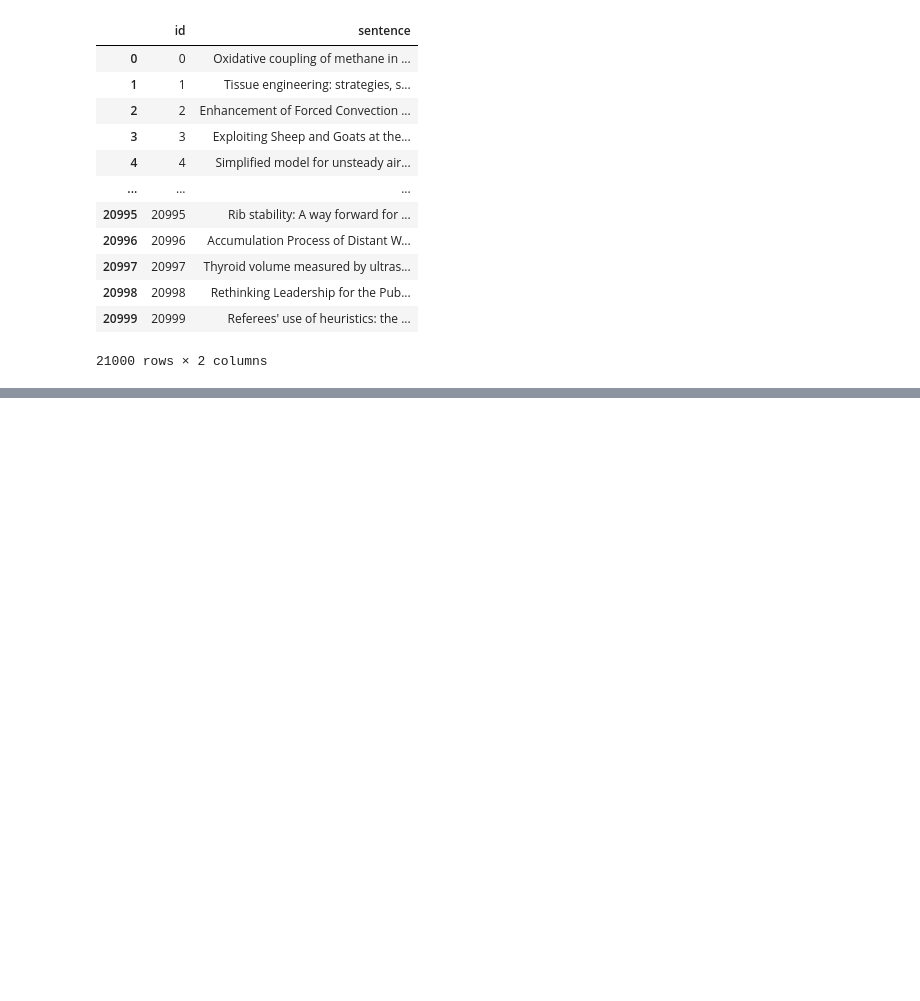
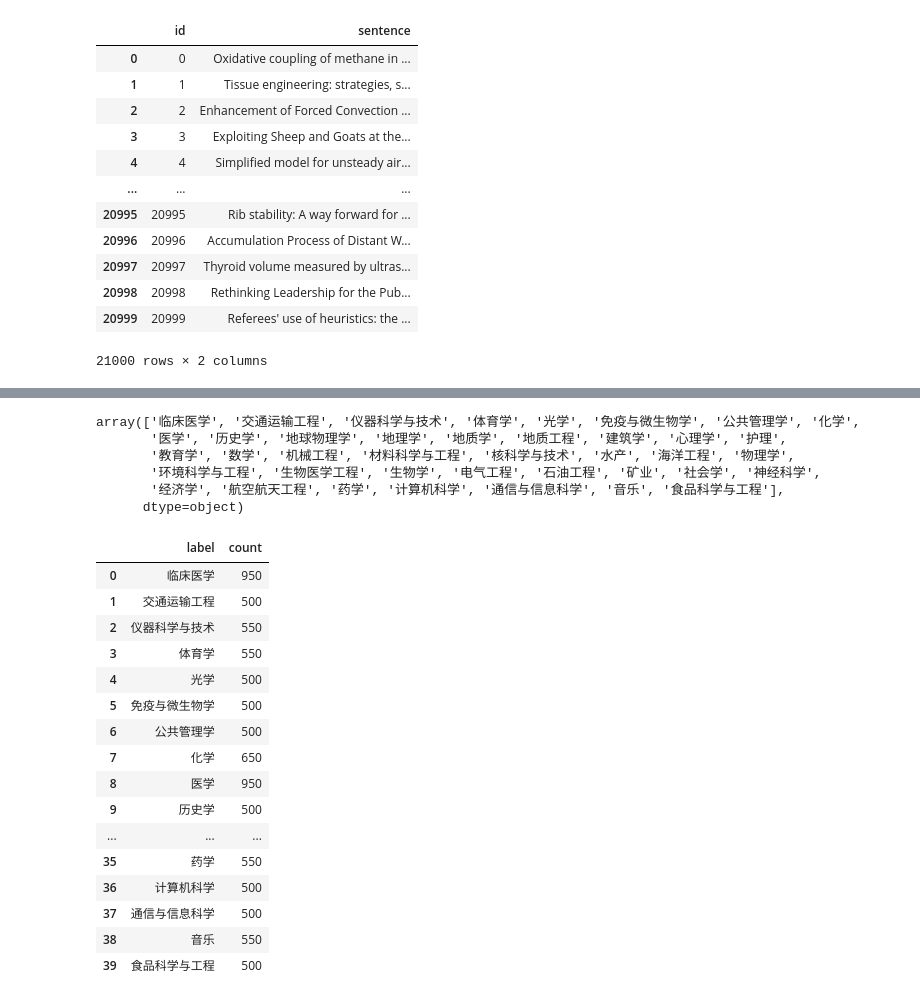
Before and after one commit to Baymax104/ysu-ai-training, a Jupyter notebook: 2-NLP/04_easy/src/preprocessing.ipynb, the cells around one changed output, grey strips where cells are left out. Cells and saved outputs as stored; diff of their text form; code cells hidden in the pictures; blank space fills up the shorter version.

```diff
--- a/2-NLP/04_easy/src/preprocessing.ipynb
+++ b/2-NLP/04_easy/src/preprocessing.ipynb
@@ -65,0 +109,10 @@ data_df.to_csv(os.path.join(params.DATA_DIR, 'data.csv'), index=False)
+# %%
+# 40 classes
+binarizer.classes_
+# %% [output]
+array(['临床医学', '交通运输工程', '仪器科学与技术', '体育学', '光学', '免疫与微生物学', '公共管理学', '化学',
+       '医学', '历史学', '地球物理学', '地理学', '地质学', '地质工程', '建筑学', '心理学', '护理',
+       '教育学', '数学', '机械工程', '材料科学与工程', '核科学与技术', '水产', '海洋工程', '物理学',
+       '环境科学与工程', '生物医学工程', '生物学', '电气工程', '石油工程', '矿业', '社会学', '神经科学',
+       '经济学', '航空航天工程', '药学', '计算机科学', '通信与信息科学', '音乐', '食品科学与工程'],
+      dtype=object)
@@ -65,0 +124,20 @@ data_df.to_csv(os.path.join(params.DATA_DIR, 'data.csv'), index=False)
+# %%
+label_distribution
+# %% [output]
+|  | label | count |
+| 0 | 临床医学 | 950 |
+| 1 | 交通运输工程 | 500 |
+| 2 | 仪器科学与技术 | 550 |
+| 3 | 体育学 | 550 |
+| 4 | 光学 | 500 |
+| 5 | 免疫与微生物学 | 500 |
+| 6 | 公共管理学 | 500 |
+| 7 | 化学 | 650 |
+| 8 | 医学 | 950 |
+| 9 | 历史学 | 500 |
+| ... | ... | ... |
+| 35 | 药学 | 550 |
+| 36 | 计算机科学 | 500 |
+| 37 | 通信与信息科学 | 500 |
+| 38 | 音乐 | 550 |
+| 39 | 食品科学与工程 | 500 |
```
Also changed, not shown: parts of 9 cells of this notebook, 13 other files.
